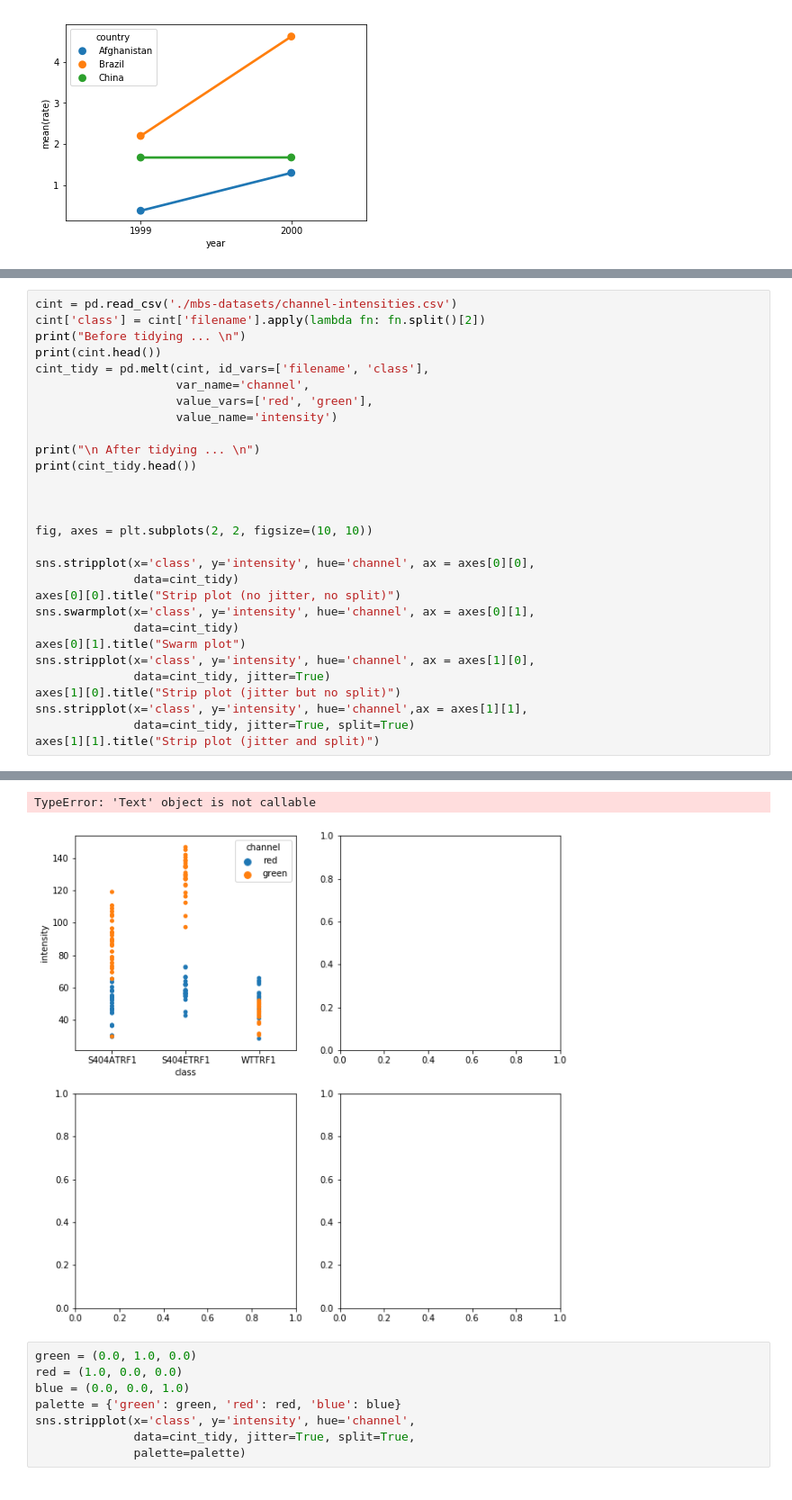
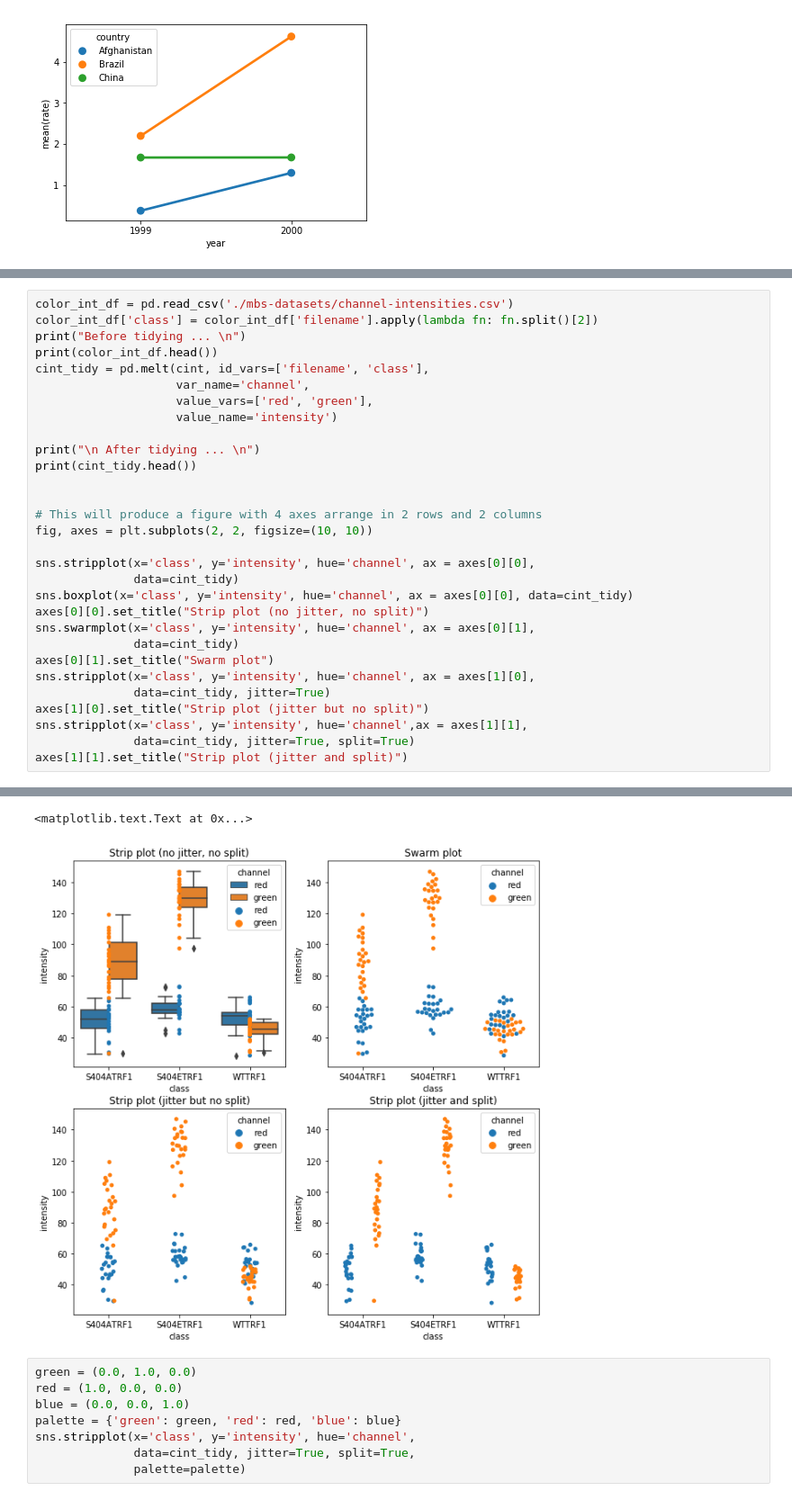
Before and after one commit to edmundlth/advanced_business_analytics_materials, a Jupyter notebook: lunchtime_session_29062017.ipynb, the cells around one changed output, grey strips where cells are left out. Shown at 90% size. Drawn from its saved outputs; the diff is of its cells as text.

```diff
--- a/lunchtime_session_29062017.ipynb
+++ b/lunchtime_session_29062017.ipynb
@@ -211,8 +212,8 @@ table2.pivot_table(values=['count'],
 # %%
-cint = pd.read_csv('./mbs-datasets/channel-intensities.csv')
-cint['class'] = cint['filename'].apply(lambda fn: fn.split()[2])
+color_int_df = pd.read_csv('./mbs-datasets/channel-intensities.csv')
+color_int_df['class'] = color_int_df['filename'].apply(lambda fn: fn.split()[2])
 print("Before tidying ... \n")
-print(cint.head())
+print(color_int_df.head())
 cint_tidy = pd.melt(cint, id_vars=['filename', 'class'],
                     var_name='channel',
                     value_vars=['red', 'green'],
@@ -222,41 +223,42 @@ print("\n After tidying ... \n")
 print(cint_tidy.head())
 
 
-
+# This will produce a figure with 4 axes arrange in 2 rows and 2 columns
 fig, axes = plt.subplots(2, 2, figsize=(10, 10))
 
 sns.stripplot(x='class', y='intensity', hue='channel', ax = axes[0][0],
               data=cint_tidy)
-axes[0][0].title("Strip plot (no jitter, no split)")
+sns.boxplot(x='class', y='intensity', hue='channel', ax = axes[0][0], data=cint_tidy)
+axes[0][0].set_title("Strip plot (no jitter, no split)")
 sns.swarmplot(x='class', y='intensity', hue='channel', ax = axes[0][1],
               data=cint_tidy)
-axes[0][1].title("Swarm plot")
+axes[0][1].set_title("Swarm plot")
 sns.stripplot(x='class', y='intensity', hue='channel', ax = axes[1][0],
               data=cint_tidy, jitter=True)
-axes[1][0].title("Strip plot (jitter but no split)")
+axes[1][0].set_title("Strip plot (jitter but no split)")
 sns.stripplot(x='class', y='intensity', hue='channel',ax = axes[1][1],
               data=cint_tidy, jitter=True, split=True)
-axes[1][1].title("Strip plot (jitter and split)")
+axes[1][1].set_title("Strip plot (jitter and split)")
 # %% [output]
 Before tidying ...
 
                                   filename       green        red      class
 0  20170524 GFP S404ATRF1 TELcenpB -01.tif   29.652738  36.168458  S404ATRF1
 1  20170524 GFP S404ATRF1 TELcenpB -02.tif   92.272702  57.936999  S404ATRF1
 2  20170524 GFP S404ATRF1 TELcenpB -03.tif  107.054840  52.005616  S404ATRF1
 3  20170524 GFP S404ATRF1 TELcenpB -04.tif   89.105632  53.957316  S404ATRF1
 4  20170524 GFP S404ATRF1 TELcenpB -05.tif   78.837595  65.192988  S404ATRF1
 
  After tidying ...
 
                                   filename      class channel  intensity
 0  20170524 GFP S404ATRF1 TELcenpB -01.tif  S404ATRF1     red  36.168458
 1  20170524 GFP S404ATRF1 TELcenpB -02.tif  S404ATRF1     red  57.936999
 2  20170524 GFP S404ATRF1 TELcenpB -03.tif  S404ATRF1     red  52.005616
 3  20170524 GFP S404ATRF1 TELcenpB -04.tif  S404ATRF1     red  53.957316
 4  20170524 GFP S404ATRF1 TELcenpB -05.tif  S404ATRF1     red  65.192988
-TypeError: 'Text' object is not callable
+<matplotlib.text.Text at 0x...>
-[figure, old version]
+[figure, new version]
 # %%
 green = (0.0, 1.0, 0.0)
 red = (1.0, 0.0, 0.0)
```
Also changed, not shown: parts of 1 cell of this notebook.
